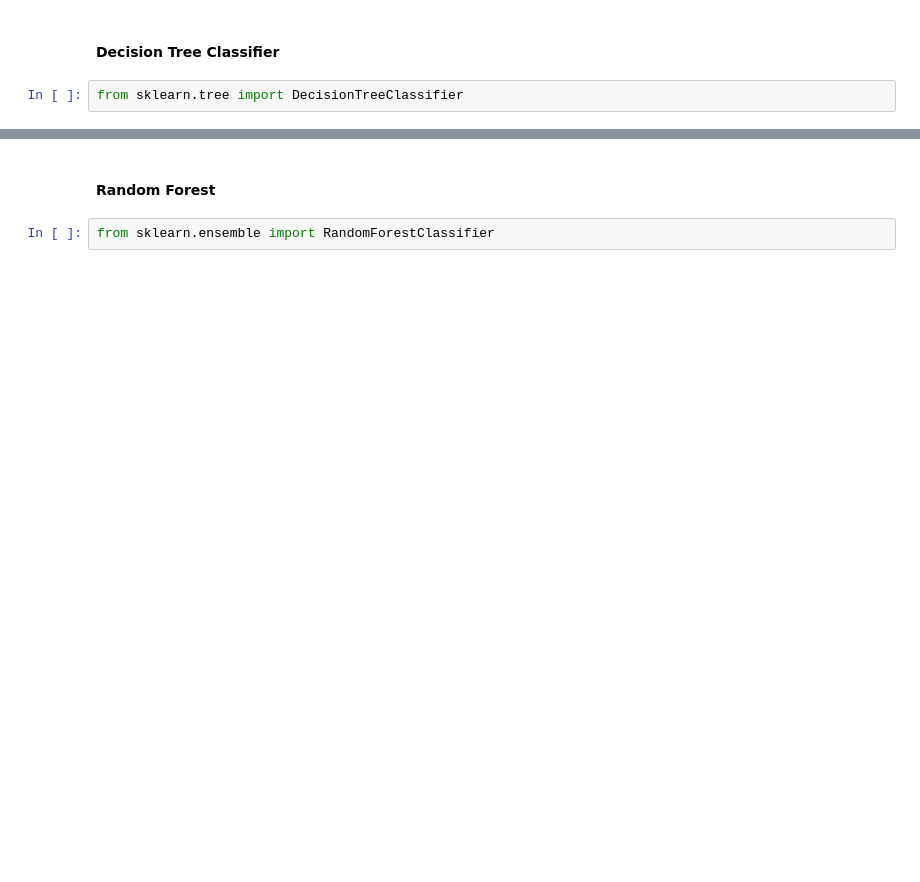
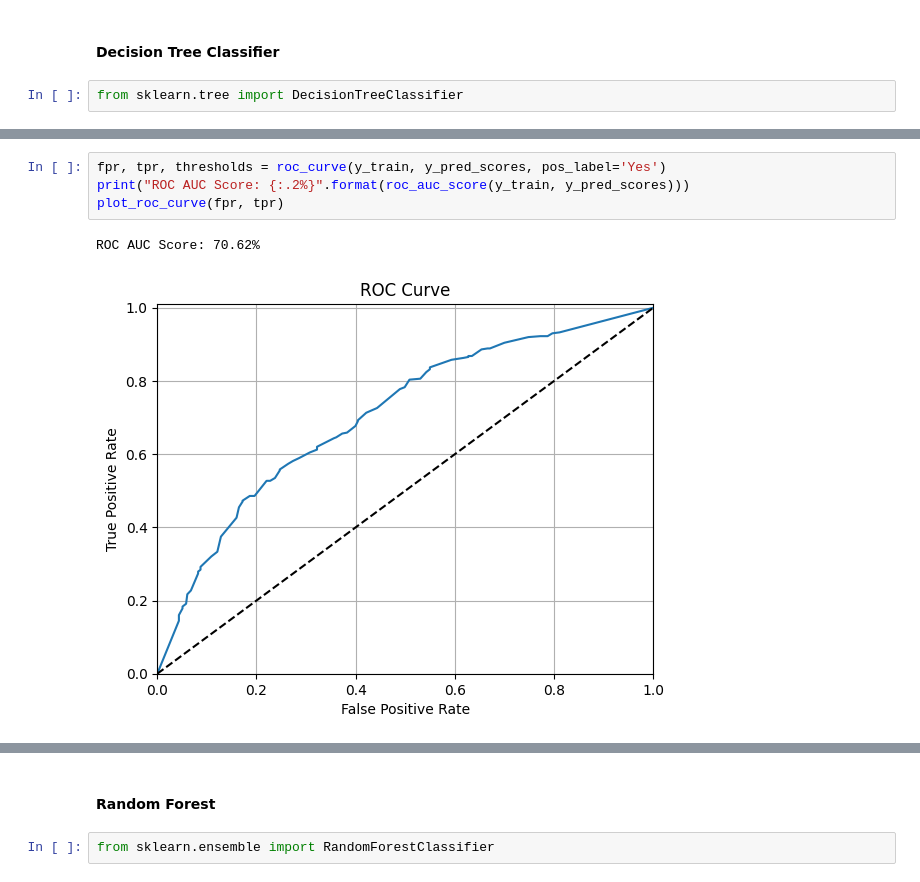
Before and after one commit to estaciolima/bikebuyers, a Jupyter notebook: EDA.ipynb, the cells around one changed output, grey strips where cells are left out. Cells and saved outputs as stored; diff of their text form; blank space fills up the shorter version.

```diff
--- a/EDA.ipynb
+++ b/EDA.ipynb
@@ -326,0 +368,7 @@ array([[0.355, 0.175],
+# %%
+fpr, tpr, thresholds = roc_curve(y_train, y_pred_scores, pos_label='Yes')
+print("ROC AUC Score: {:.2%}".format(roc_auc_score(y_train, y_pred_scores)))
+plot_roc_curve(fpr, tpr)
+# %% [output]
+ROC AUC Score: 70.62%
+[figure, added]
```
Also changed, not shown: parts of 24 cells of this notebook, 1 other file.
